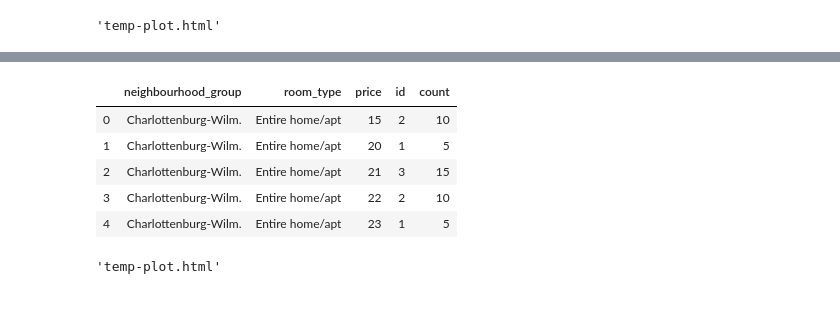
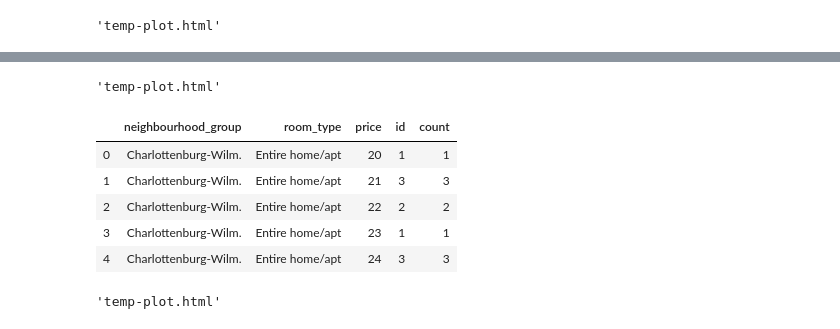
Before and after one commit to build-week-optimal-pricing/Data-science, a Jupyter notebook: ipynb/exploratory-analysis-1.ipynb, the cells around one changed output, grey strips where cells are left out. Drawn from its saved outputs; the diff is of its cells as text; code cells hidden in the pictures.

Commit message:
update scatter plot

```diff
--- a/ipynb/exploratory-analysis-1.ipynb
+++ b/ipynb/exploratory-analysis-1.ipynb
@@ -548,0 +553,4 @@ plot(fig)
+# %%
+recent_df = pd.read_csv("../data/listings.csv")
+recent_df = recent_df[(recent_df["price"].quantile(0.025) < recent_df["price"]) & (recent_df["price"] < recent_df["price"].quantile(0.975))]
+recent_df["price"].describe()
@@ -548,0 +571,2 @@ plot(fig)
+# %%
+recent_df["price_q"] = pd.cut(recent_df["price"], 36, labels=[str(x) for x in range(20, 200, 5)]).astype(np.int64)
@@ -549,15 +585,28 @@ plot(fig)
+# %%
+fig = px.scatter(
+    scatter_df,
+    x="neighbourhood_group",
+    y="price_q",
+    color="room_type",
+    size="count",
+    labels={"neighbourhood_group": "Neighborhood", "price_q": "Price (€)", "room_type": "Room Type", "count": "Number of Listings"}
+)
+fig.update_xaxes(tickangle=30, title_text="Neighborhood", tickfont={"size": 14})
+fig.update_yaxes(range=(0, 150))
+plot(fig)
+# %% [output]
+'temp-plot.html'
 # %%
-recent_df = pd.read_csv("../data/listings.csv")
 scatter_df = recent_df.pivot_table(index=["neighbourhood_group", "room_type", "price"], values=["id"], aggfunc=len).reset_index()
-scatter_df["count"] = scatter_df["id"]*5
+scatter_df["count"] = scatter_df["id"]
 scatter_df.head()
 # %% [output]
 |  | neighbourhood_group | room_type | price | id | count |
-| 0 | Charlottenburg-Wilm. | Entire home/apt | 15 | 2 | 10 |
-| 1 | Charlottenburg-Wilm. | Entire home/apt | 20 | 1 | 5 |
-| 2 | Charlottenburg-Wilm. | Entire home/apt | 21 | 3 | 15 |
-| 3 | Charlottenburg-Wilm. | Entire home/apt | 22 | 2 | 10 |
-| 4 | Charlottenburg-Wilm. | Entire home/apt | 23 | 1 | 5 |
+| 0 | Charlottenburg-Wilm. | Entire home/apt | 20 | 1 | 1 |
+| 1 | Charlottenburg-Wilm. | Entire home/apt | 21 | 3 | 3 |
+| 2 | Charlottenburg-Wilm. | Entire home/apt | 22 | 2 | 2 |
+| 3 | Charlottenburg-Wilm. | Entire home/apt | 23 | 1 | 1 |
+| 4 | Charlottenburg-Wilm. | Entire home/apt | 24 | 3 | 3 |
 # %%
 fig = px.scatter(
     scatter_df,
```
Also changed, not shown: parts of 6 cells of this notebook, 1 other file.
